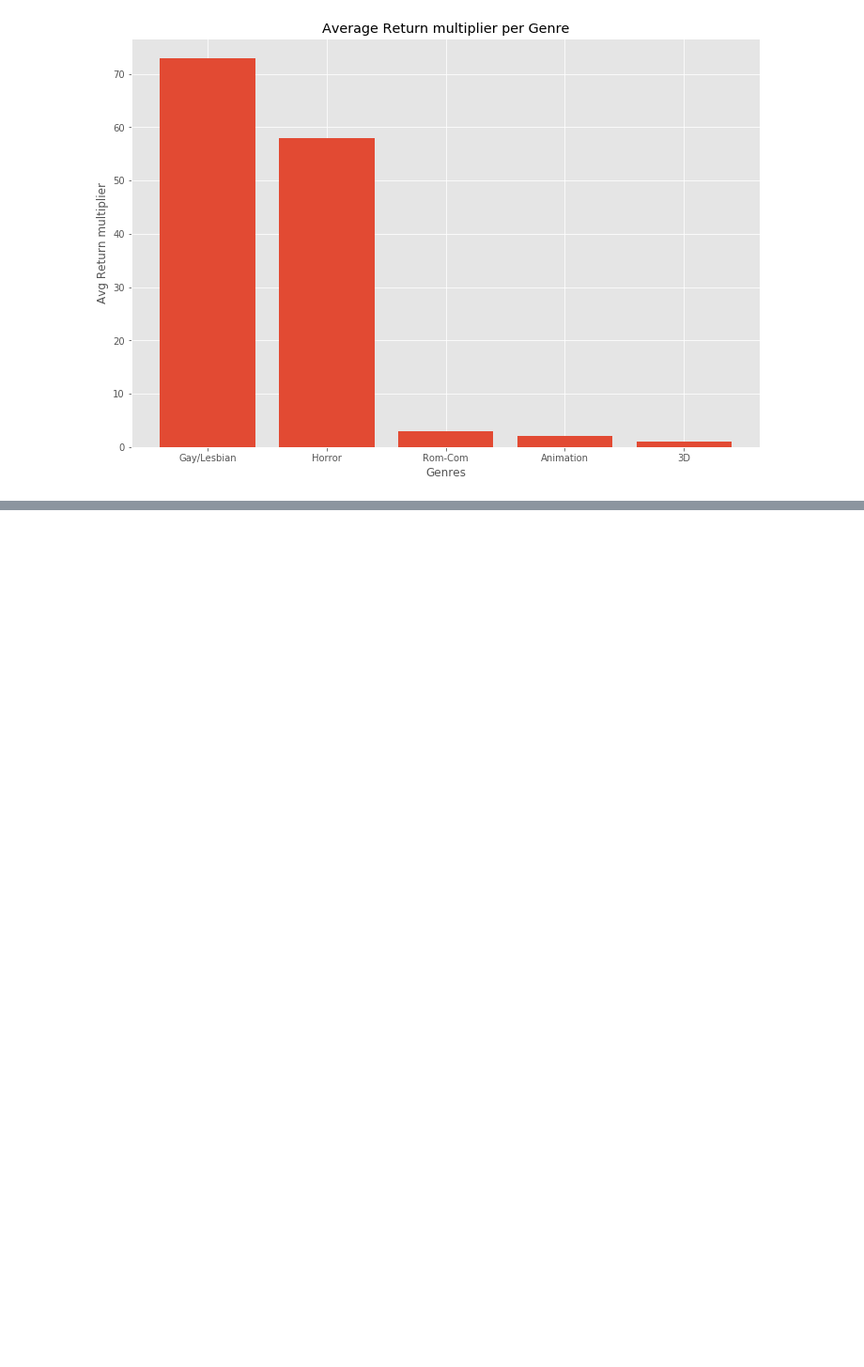
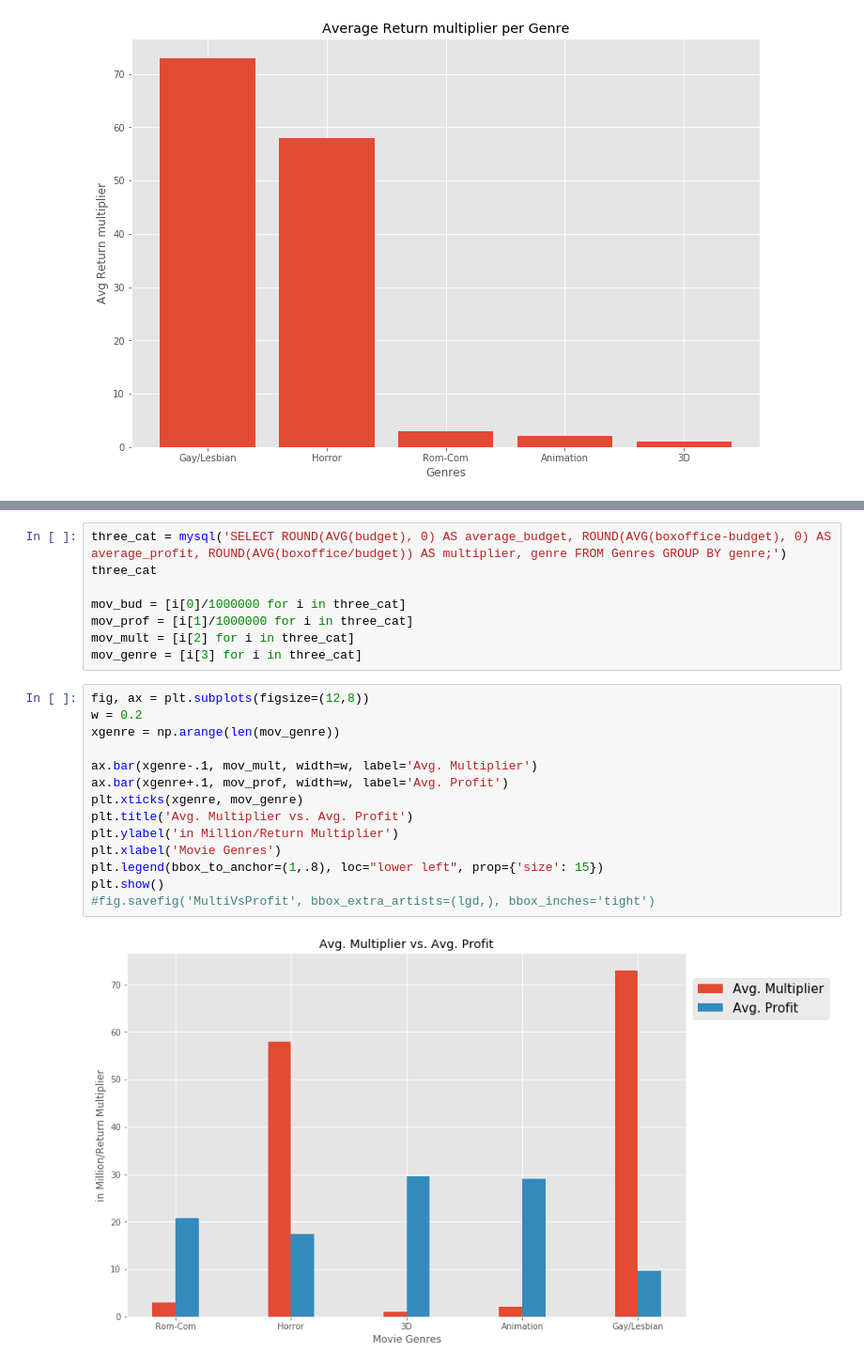
Before and after one commit to jkarma0920/MovieProject1, a Jupyter notebook: Movie_visualizer.ipynb, the cells around one changed output, grey strips where cells are left out. Shown: that part at 94% size. Cells and saved outputs as stored; diff of their text form; blank space fills up the shorter version.

```diff
--- a/Movie_visualizer.ipynb
+++ b/Movie_visualizer.ipynb
@@ -93,0 +137,24 @@ plt.show()
+# %%
+three_cat = mysql('SELECT ROUND(AVG(budget), 0) AS average_budget, ROUND(AVG(boxoffice-budget), 0) AS average_profit, ROUND(AVG(boxoffice/budget)) AS multiplier, genre FROM Genres GROUP BY genre;')
+three_cat
+
+mov_bud = [i[0]/1000000 for i in three_cat]
+mov_prof = [i[1]/1000000 for i in three_cat]
+mov_mult = [i[2] for i in three_cat]
+mov_genre = [i[3] for i in three_cat]
+# %%
+fig, ax = plt.subplots(figsize=(12,8))
+w = 0.2
+xgenre = np.arange(len(mov_genre))
+
+ax.bar(xgenre-.1, mov_mult, width=w, label='Avg. Multiplier')
+ax.bar(xgenre+.1, mov_prof, width=w, label='Avg. Profit')
+plt.xticks(xgenre, mov_genre)
+plt.title('Avg. Multiplier vs. Avg. Profit')
+plt.ylabel('in Million/Return Multiplier')
+plt.xlabel('Movie Genres')
+plt.legend(bbox_to_anchor=(1,.8), loc="lower left", prop={'size': 15})
+plt.show()
+#fig.savefig('MultiVsProfit', bbox_extra_artists=(lgd,), bbox_inches='tight')
+# %% [output]
+[figure, added]
```
Also changed, not shown: parts of 8 cells of this notebook, 2 other files.
